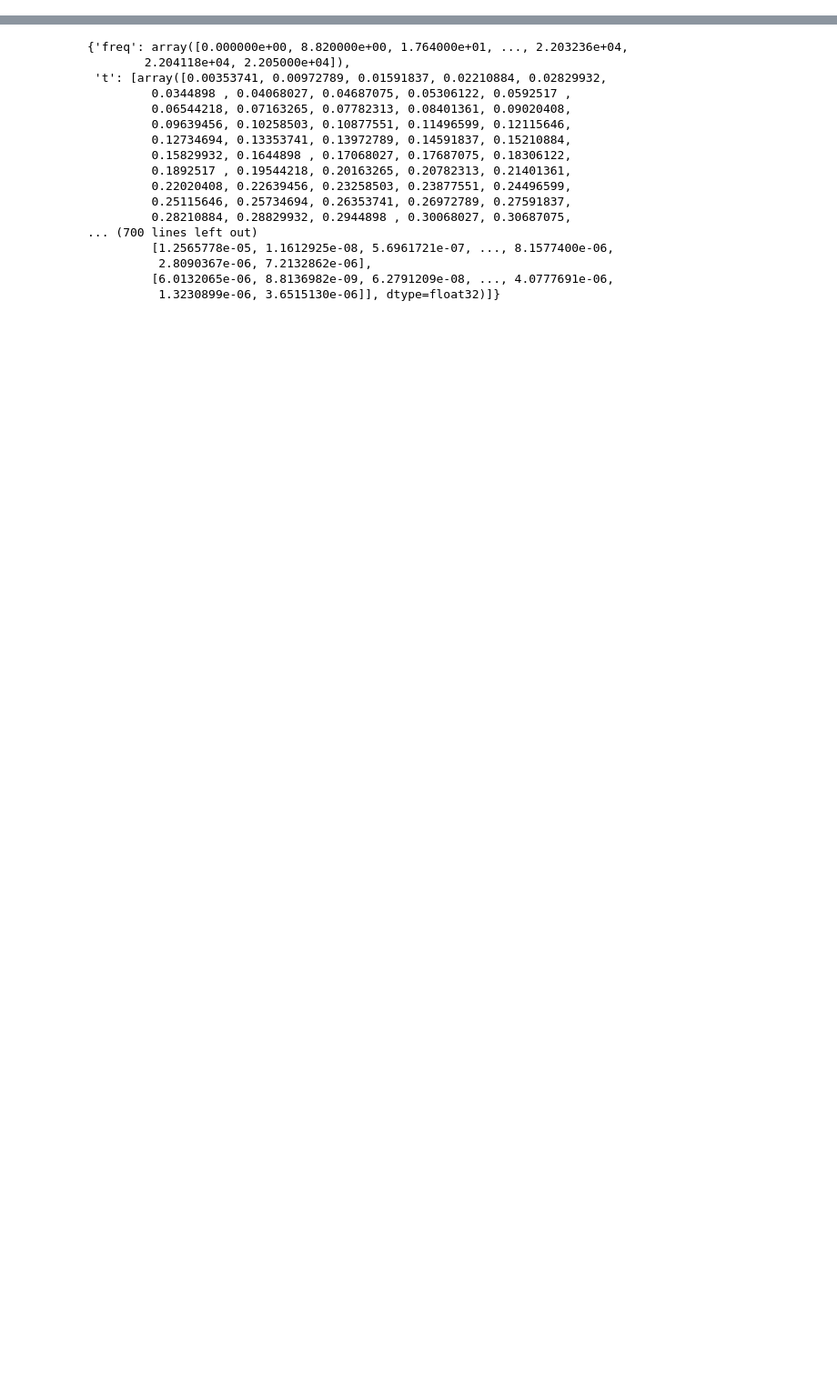
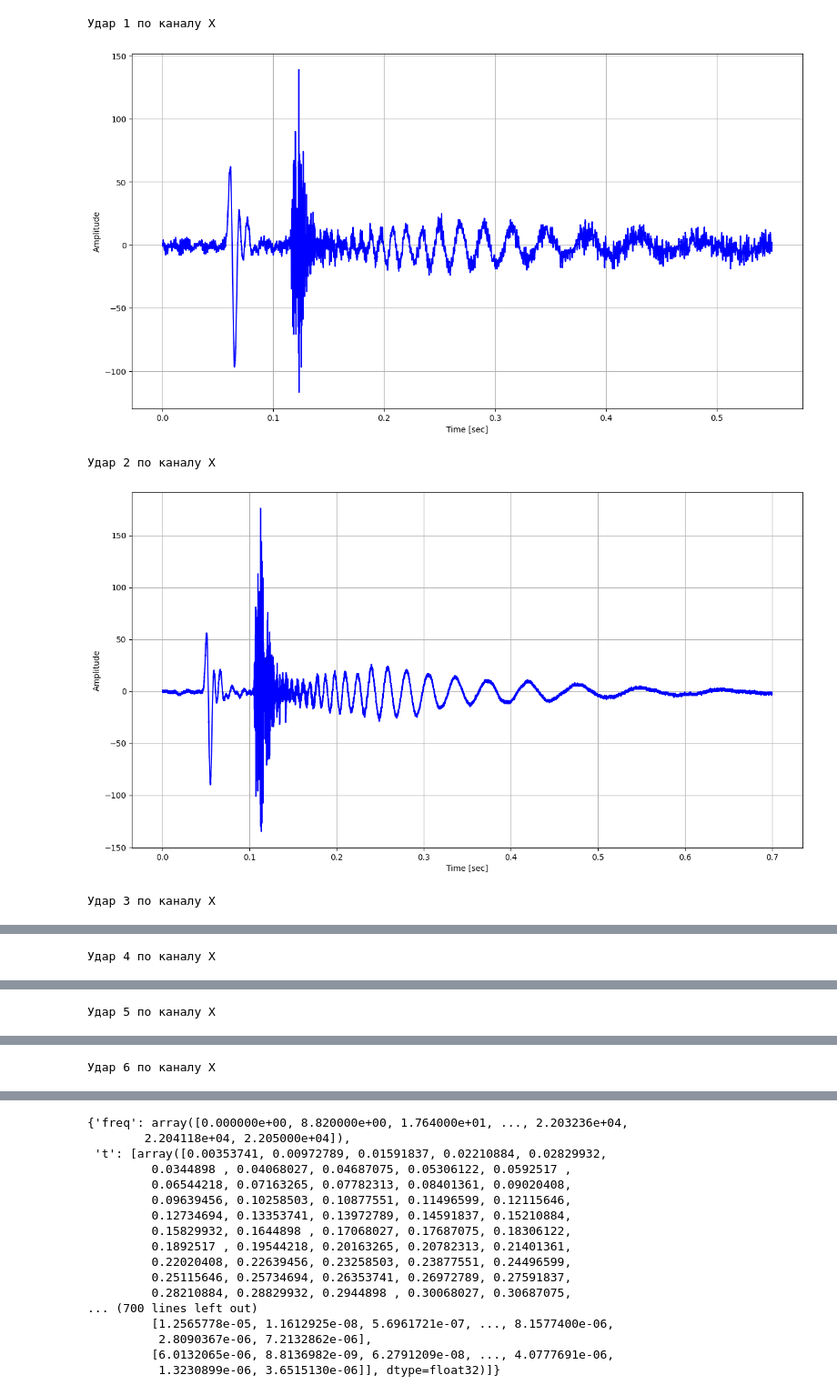
Before and after one commit to endeavoure/klyazma_exp, a Jupyter notebook: test.ipynb, the cells around one changed output, grey strips where cells are left out. Shown at 91% size. Drawn from its saved outputs; the diff is of its cells as text; code cells hidden in the pictures; blank space fills up the shorter version.

```diff
--- a/test.ipynb
+++ b/test.ipynb
@@ -28,0 +27,18 @@ t_plot(pathy, T_beg[1], T_end[1])
+# %%
+for i in range(len(T_beg)):
+    print(f'Удар {i+1} по каналу X')
+    t_plot(pathx, T_beg[i], T_end[i])
+
+for i in range(len(T_beg)):
+    print(f'Удар {i+1} по каналу Y')
+    t_plot(pathy, T_beg[i], T_end[i])
+
+for i in range(len(T_beg)):
+    print(f'Удар {i+1} по каналу Z')
+    t_plot(pathz, T_beg[i], T_end[i])
+# %% [output]
+Удар 1 по каналу X
+[figure, added]
+Удар 2 по каналу X
+[figure, added]
+Удар 3 по каналу X
@@ -28,0 +46 @@ t_plot(pathy, T_beg[1], T_end[1])
+Удар 4 по каналу X
@@ -28,0 +48 @@ t_plot(pathy, T_beg[1], T_end[1])
+Удар 5 по каналу X
@@ -28,0 +50 @@ t_plot(pathy, T_beg[1], T_end[1])
+Удар 6 по каналу X
```
Also changed, not shown: parts of 3 cells of this notebook, 1 other file.
